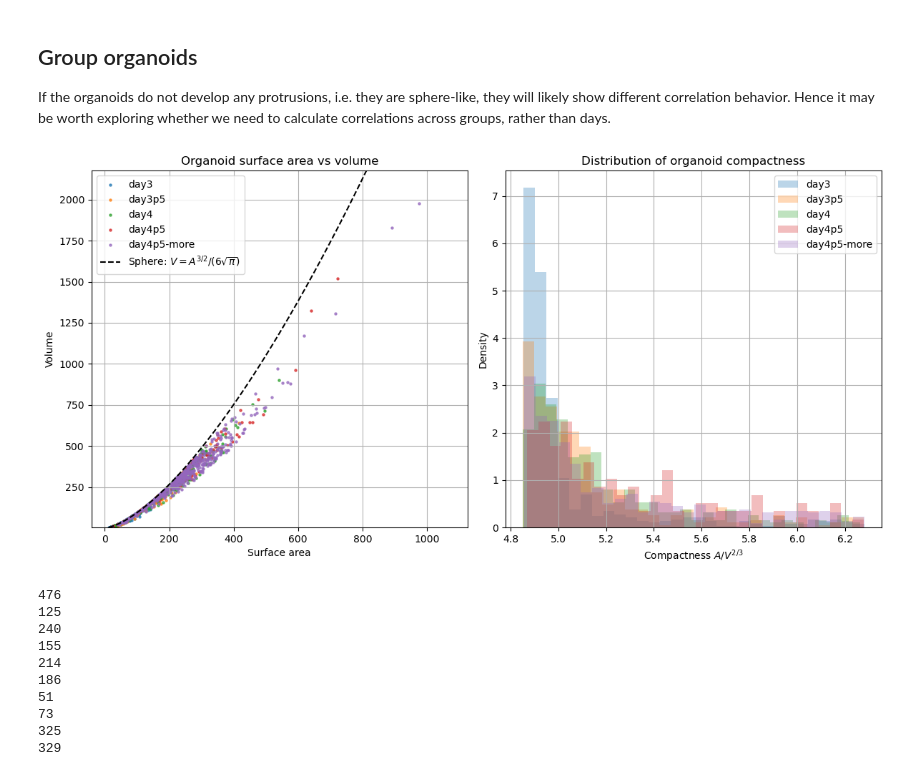
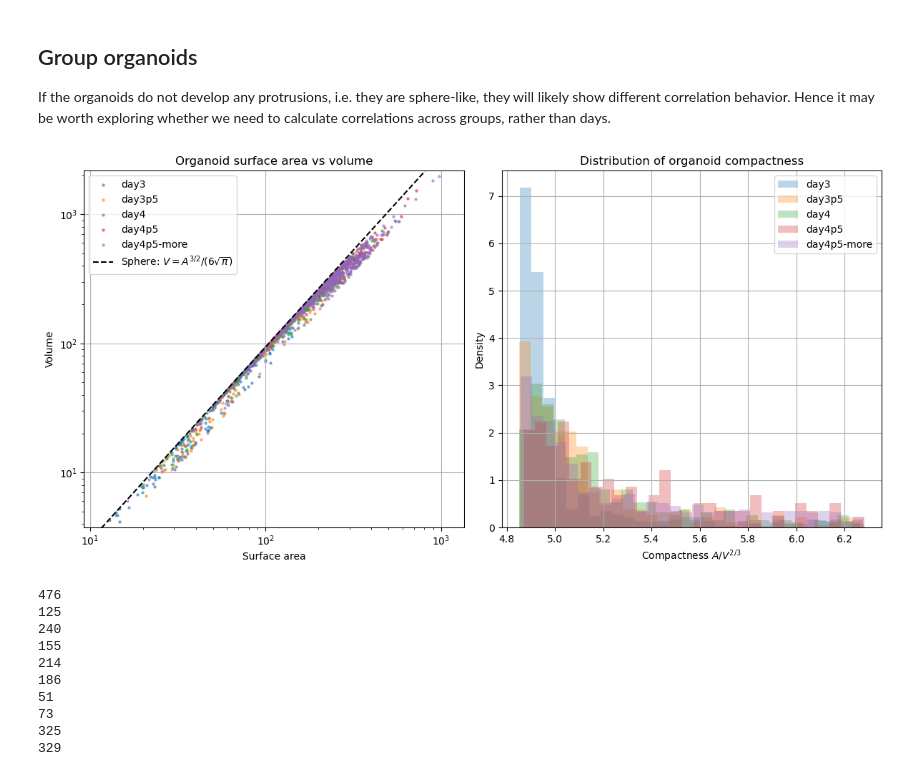
Before and after one commit to fskovbo/SphericalHarmonics, a Jupyter notebook: calc_2point_corr_ensemble full.ipynb, the cells around one changed output. Cells and saved outputs as stored; diff of their text form; code cells hidden in the pictures.

```diff
--- a/calc_2point_corr_ensemble full.ipynb
+++ b/calc_2point_corr_ensemble full.ipynb
@@ -323,40 +323,42 @@ ax = axes[0]
 for tp, res in results.items():
     tot_area_all = res["tot_area"]
     tot_volume_all = res["tot_volume"]
-    ax.scatter(tot_area_all, tot_volume_all, s=5, alpha=0.7, label=tp)
+    ax.scatter(tot_area_all, tot_volume_all, s=5, alpha=0.5, label=tp)
 
 # Reference curve: sphere relation
 all_area = np.concatenate([res["tot_area"] for res in results.values()])
 all_volume = np.concatenate([res["tot_volume"] for res in results.values()])
 
 A_range = np.linspace(all_area.min()*0.9, all_area.max()*1.1, 200)
 V_sphere = (1.0 / (6.0 * np.sqrt(np.pi))) * (A_range**1.5)
 
 ax.plot(A_range, V_sphere, 'k--', label=r"Sphere: $V = A^{3/2} / (6\sqrt{\pi})$")
 
 ax.set_xlabel("Surface area")
 ax.set_ylabel("Volume")
+ax.set_xscale("log")
+ax.set_yscale("log")
 ax.set_title("Organoid surface area vs volume")
 ax.legend()
 ax.grid(True)
 ax.set_ylim(all_volume.min()*0.9, all_volume.max()*1.1)
 
 # --- Right: histogram of compactness ---
 ax = axes[1]
 for tp, res in results.items():
     compactness = res["tot_area"] / (res["tot_volume"] ** (2/3))
     ax.hist(compactness, bins=30, alpha=0.3, label=tp, density=True)
 
 ax.set_xlabel(r"Compactness $A / V^{2/3}$")
 ax.set_ylabel("Density")
 ax.set_title("Distribution of organoid compactness")
 ax.legend()
 ax.grid(True)
 
 plt.tight_layout()
 plt.show()
 # %% [output]
-[figure, old version]
+[figure, new version]
 # %%
 comp_sphere = 4.835
 threshold = 1.05 * comp_sphere   # 20% larger than sphere
```
Also changed, not shown: parts of 8 cells of this notebook, 1 other file.
